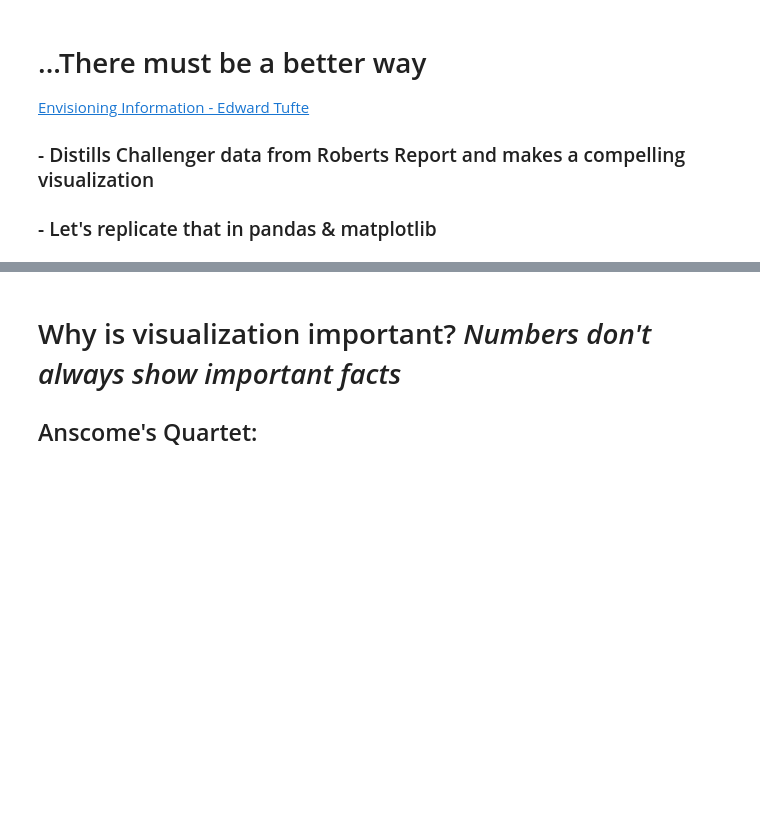
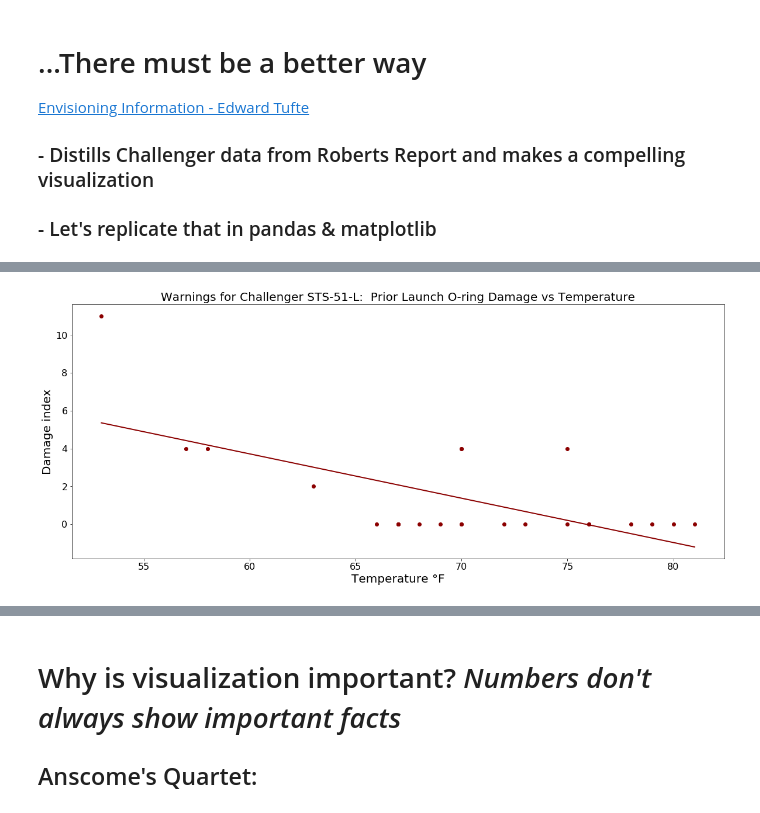
Before and after one commit to surfaceowl-ai/python_visualizations, a Jupyter notebook: notebooks/00_effective_visualizations.ipynb, the cells around one changed output, grey strips where cells are left out. Cells and saved outputs as stored; diff of their text form; code cells hidden in the pictures; blank space fills up the shorter version.

```diff
--- a/notebooks/00_effective_visualizations.ipynb
+++ b/notebooks/00_effective_visualizations.ipynb
@@ -373,11 +342,13 @@ ValueError: illegal value in 4-th argument of internal None
 # %%
 # plot the NASA data
 
 plt.figure(figsize=(20,8))
 plt.scatter(X, Y, color="darkred")
 plt.plot(X, Y_pred, color="darkred", linewidth=2)
-plt.title("Challenger STS-51-L:  O-ring Damage vs Temperature", fontsize=20)
+plt.title("Warnings for Challenger STS-51-L:  Prior Launch O-ring Damage vs Temperature", fontsize=20)
 plt.tick_params(axis='both', which='major', labelsize=16)
 plt.xlabel("Temperature °F", fontsize=20)
 plt.ylabel("Damage index", fontsize=20);
+# %% [output]
+[figure, added]
 # %%
```
Also changed, not shown: parts of 13 cells of this notebook, 10 other files.
